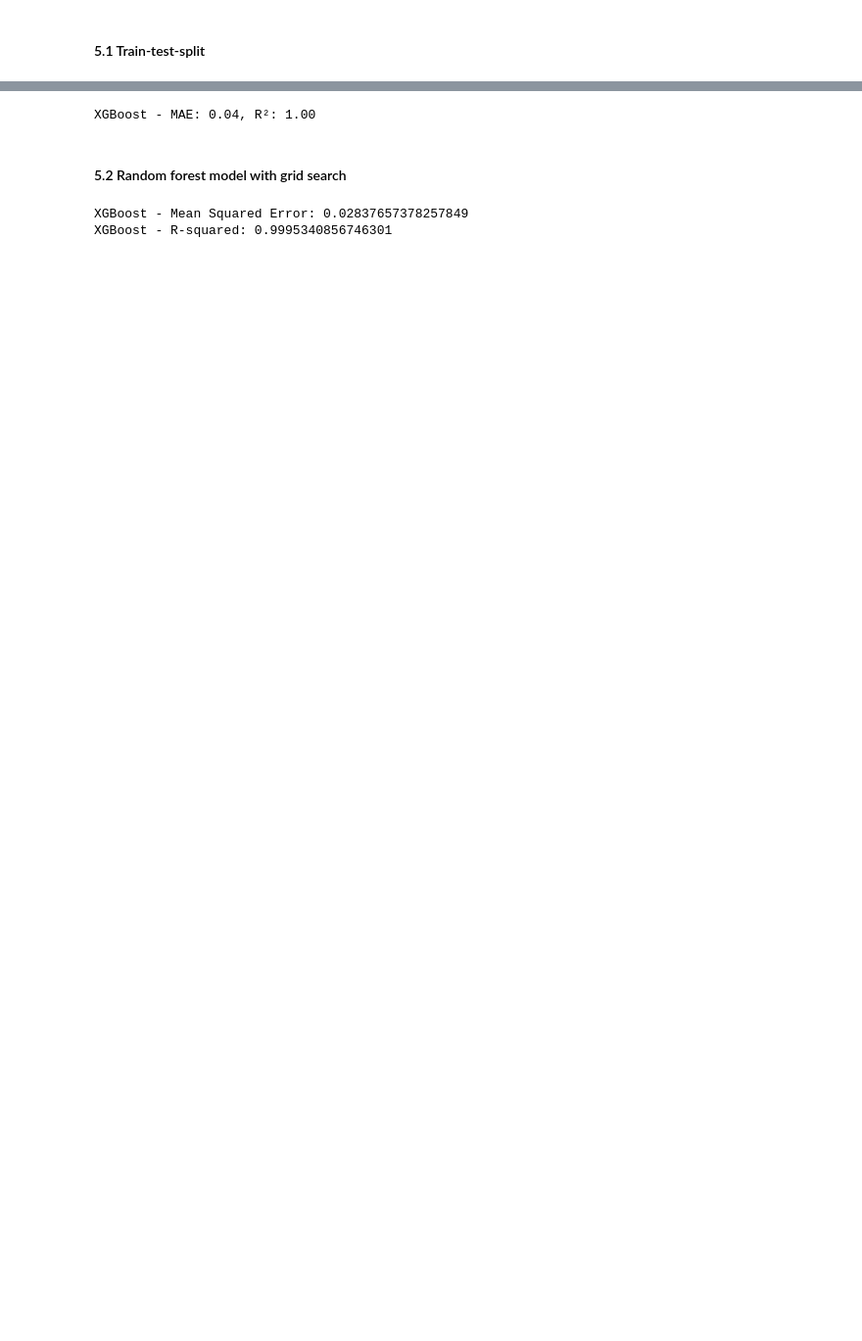
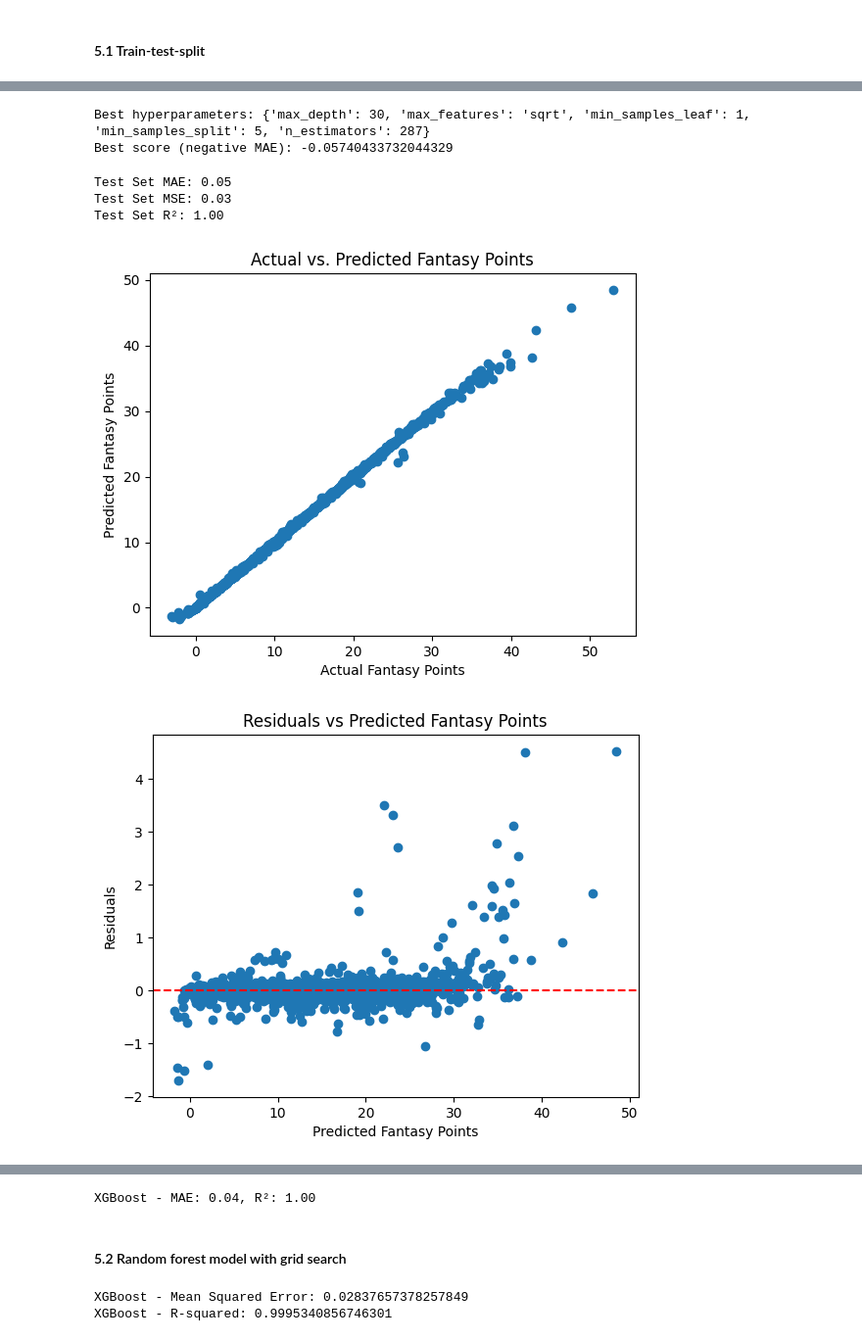
Before and after one commit to 4GeeksAcademy/maria272727fantasy_sports_assistant, a Jupyter notebook: notebooks/model_testing.ipynb, the cells around one changed output, grey strips where cells are left out. Shown at 98% size. Drawn from its saved outputs; the diff is of its cells as text; code cells hidden in the pictures; blank space fills up the shorter version.

```diff
--- a/notebooks/model_testing.ipynb
+++ b/notebooks/model_testing.ipynb
@@ -210,0 +109,53 @@ Random Forest - MAE: 0.00, R²: 1.00
+# %%
+# Get the best hyperparameters from the search
+best_params = random_search.best_params_
+print(f"Best hyperparameters: {best_params}")
+
+# Get the best score (negative MAE) from the search
+best_score = random_search.best_score_
+print(f"Best score (negative MAE): {best_score}")
+# %% [output]
+Best hyperparameters: {'max_depth': 30, 'max_features': 'sqrt', 'min_samples_leaf': 1, 'min_samples_split': 5, 'n_estimators': 287}
+Best score (negative MAE): -0.05740433732044329
+# %%
+# Get the best model (with optimal hyperparameters)
+best_model = random_search.best_estimator_
+
+# Evaluate the model on the test set
+y_pred = best_model.predict(X_test)
+
+# Calculate evaluation metrics (MAE, MSE, R²)
+from sklearn.metrics import mean_absolute_error, mean_squared_error, r2_score
+
+mae = mean_absolute_error(y_test, y_pred)
+mse = mean_squared_error(y_test, y_pred)
+r2 = r2_score(y_test, y_pred)
+
+print(f"Test Set MAE: {mae:.2f}")
+print(f"Test Set MSE: {mse:.2f}")
+print(f"Test Set R²: {r2:.2f}")
+# %% [output]
+Test Set MAE: 0.05
+Test Set MSE: 0.03
+Test Set R²: 1.00
+# %%
+import matplotlib.pyplot as plt
+
+# Plot predicted vs actual values
+plt.scatter(y_test, y_pred)
+plt.xlabel('Actual Fantasy Points')
+plt.ylabel('Predicted Fantasy Points')
+plt.title('Actual vs. Predicted Fantasy Points')
+plt.show()
+
+# Plot residuals
+residuals = y_test - y_pred
+plt.scatter(y_pred, residuals)
+plt.axhline(0, color='r', linestyle='--')
+plt.xlabel('Predicted Fantasy Points')
+plt.ylabel('Residuals')
+plt.title('Residuals vs Predicted Fantasy Points')
+plt.show()
+# %% [output]
+[figure, added]
+[figure, added]
```
Also changed, not shown: parts of 13 cells of this notebook, 6 other files.
